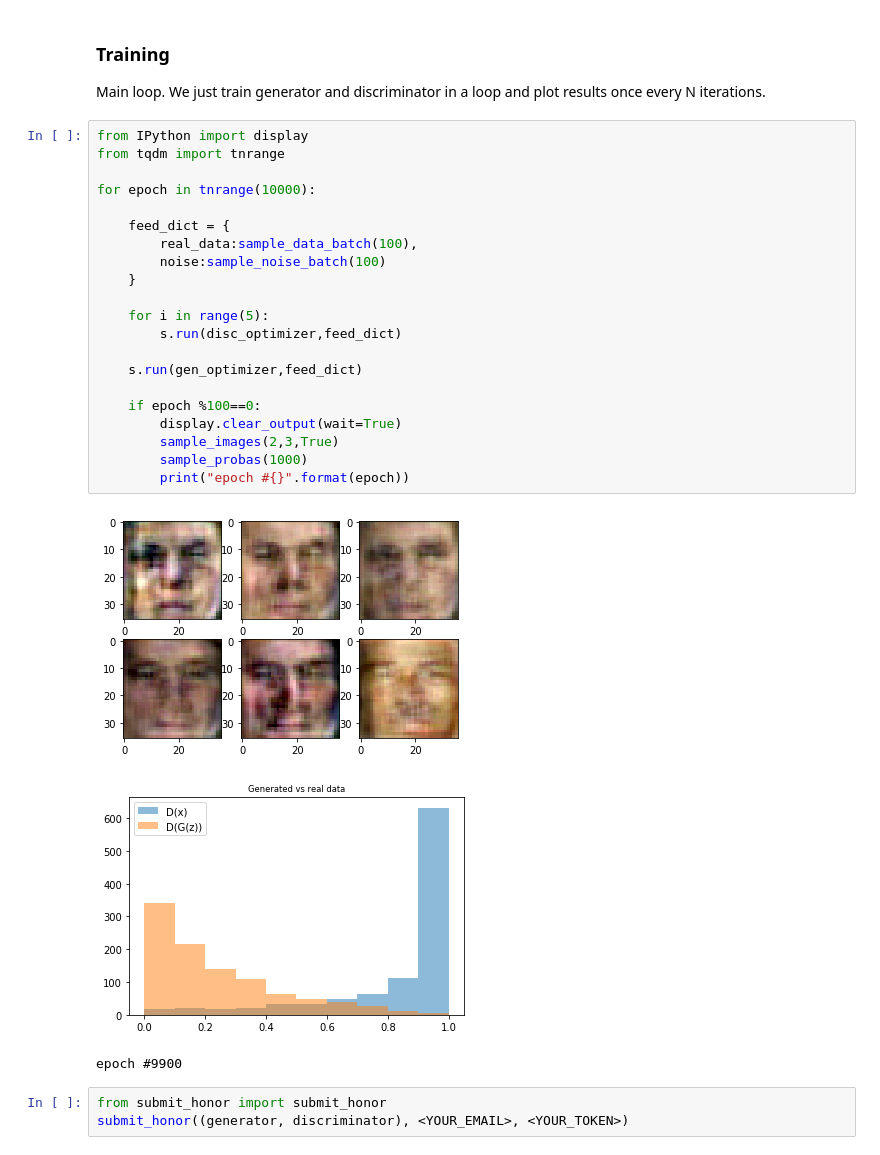
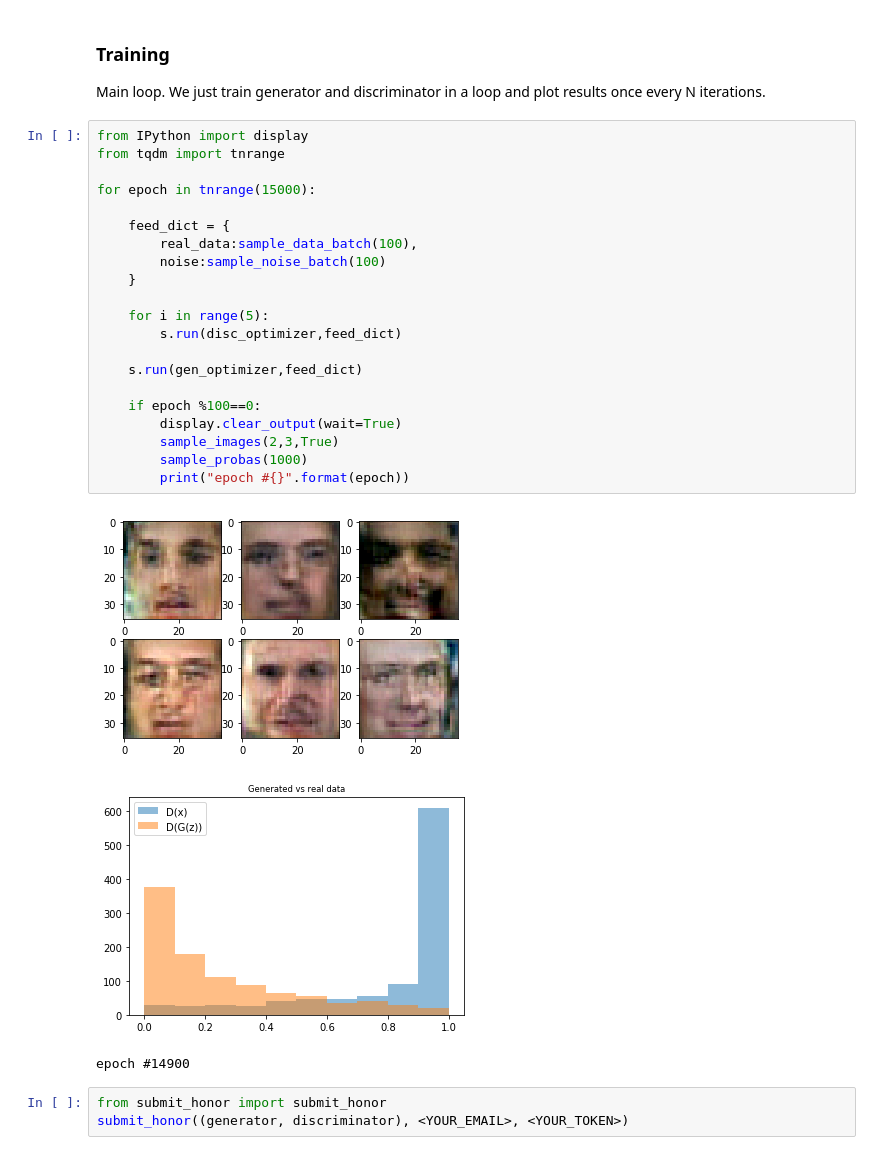
Before and after one commit to bydottck13/deep-learning-from-scratch, a Jupyter notebook: intro-to-dl/week4/Adversarial-task.ipynb, the cells around one changed output. Saved outputs shown, nothing was run; the diff lists cells and outputs as text.

```diff
--- a/intro-to-dl/week4/Adversarial-task.ipynb
+++ b/intro-to-dl/week4/Adversarial-task.ipynb
@@ -219,28 +219,28 @@ We just train generator and discriminator in a loop and plot results once every
 # %%
 from IPython import display
 from tqdm import tnrange
 
-for epoch in tnrange(10000):
+for epoch in tnrange(15000):
 
     feed_dict = {
         real_data:sample_data_batch(100),
         noise:sample_noise_batch(100)
     }
 
     for i in range(5):
         s.run(disc_optimizer,feed_dict)
 
     s.run(gen_optimizer,feed_dict)
 
     if epoch %100==0:
         display.clear_output(wait=True)
         sample_images(2,3,True)
         sample_probas(1000)
         print("epoch #{}".format(epoch))
 # %% [output]
-[figure, old version]
+[figure, new version]
-[figure, old version]
+[figure, new version]
-epoch #9900
+epoch #14900
 # %%
 from submit_honor import submit_honor
 submit_honor((generator, discriminator), <YOUR_EMAIL>, <YOUR_TOKEN>)
```
Also changed, not shown: parts of 1 cell of this notebook.
